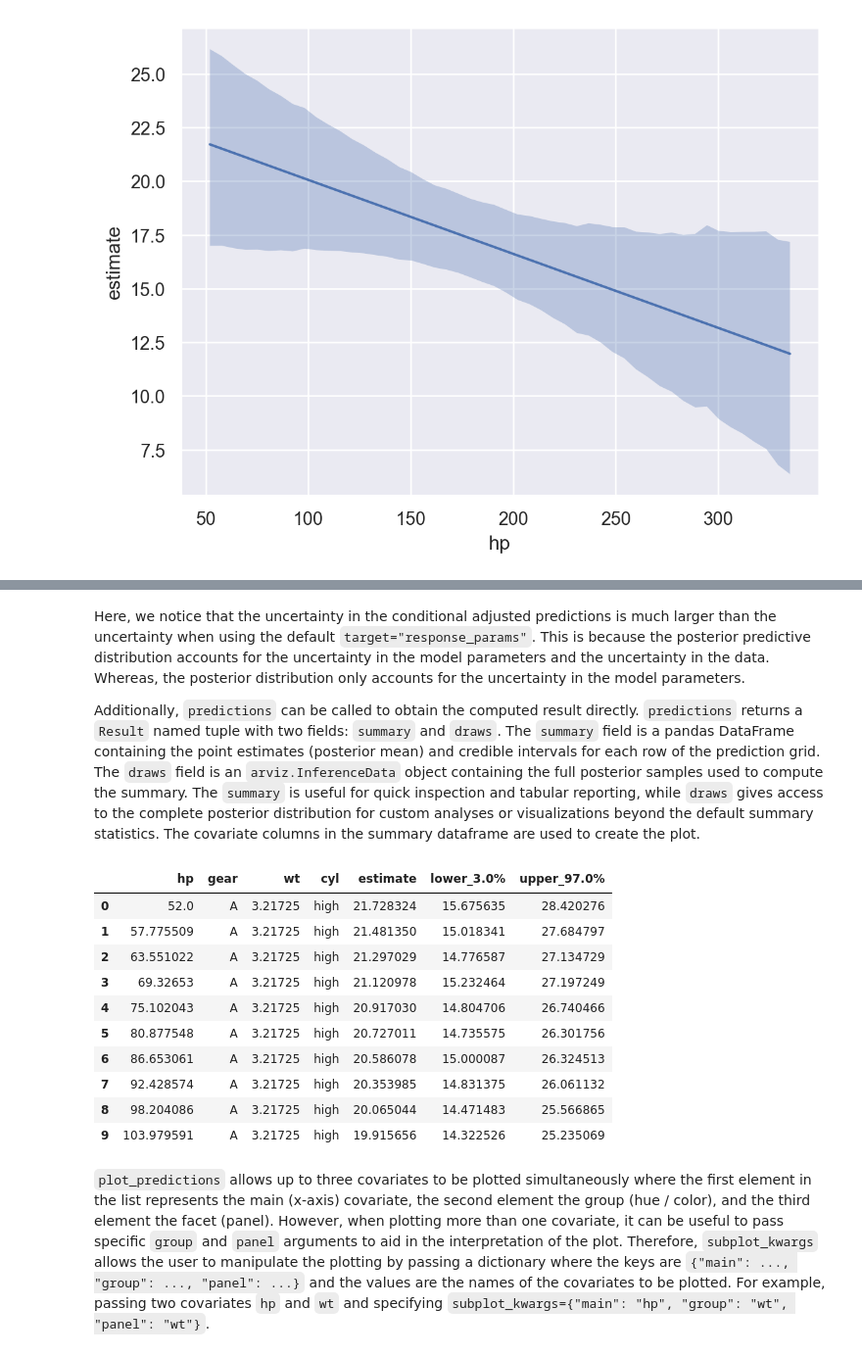
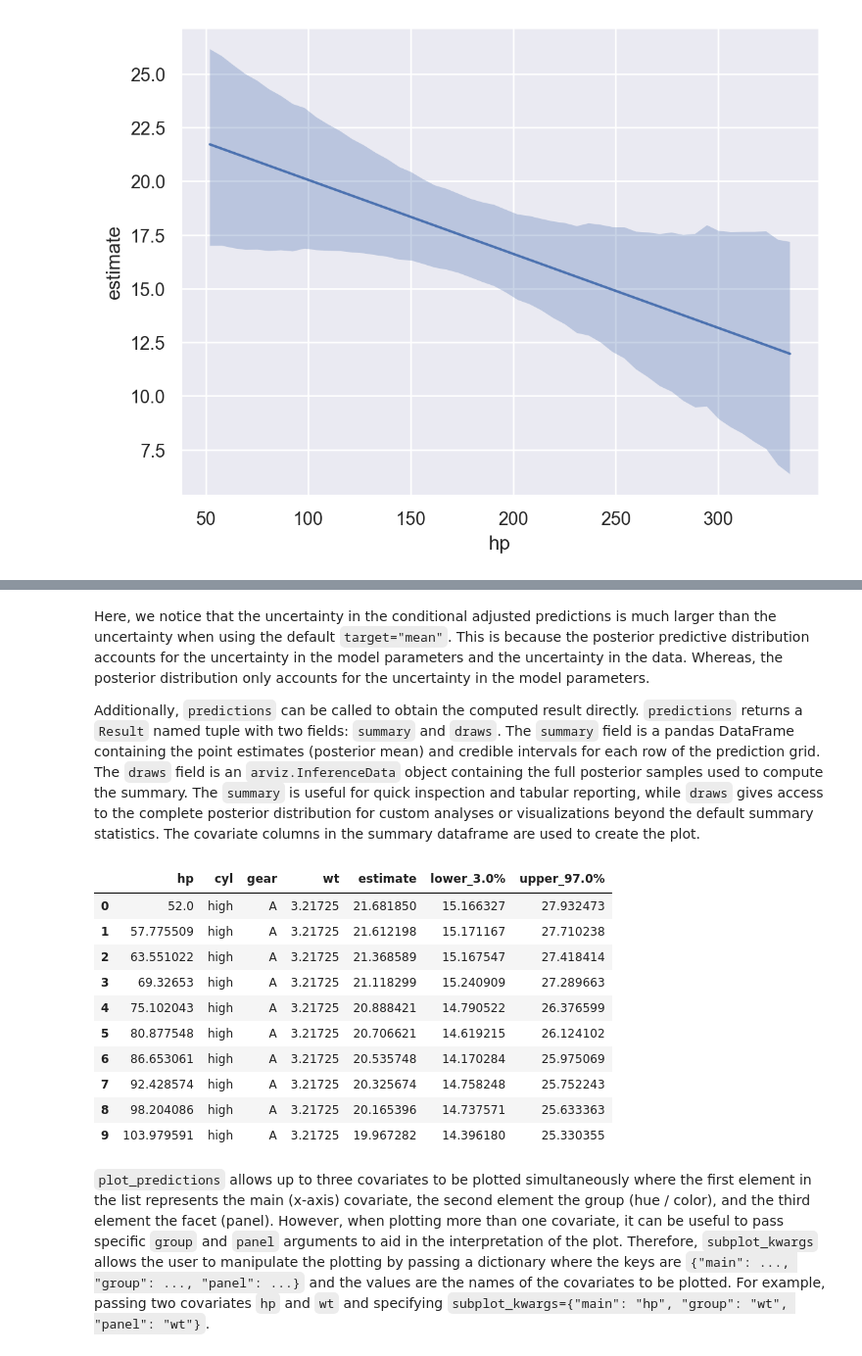
Before and after one commit to bambinos/bambi, a Jupyter notebook: docs/notebooks/plot_predictions.ipynb, the cells around one changed output, grey strips where cells are left out. Shown at 98% size. Drawn from its saved outputs; the diff is of its cells as text; code cells hidden in the pictures.

```diff
--- a/docs/notebooks/plot_predictions.ipynb
+++ b/docs/notebooks/plot_predictions.ipynb
@@ -109,22 +109,22 @@ bmb.interpret.plot_predictions(model, idata, "hp", target="response")
 # %% [markdown]
-Here, we notice that the uncertainty in the conditional adjusted predictions is much larger than the uncertainty when using the default `target="response_params"`. This is because the posterior predictive distribution accounts for the uncertainty in the model parameters and the uncertainty in the data. Whereas, the posterior distribution only accounts for the uncertainty in the model parameters.
+Here, we notice that the uncertainty in the conditional adjusted predictions is much larger than the uncertainty when using the default `target="mean"`. This is because the posterior predictive distribution accounts for the uncertainty in the model parameters and the uncertainty in the data. Whereas, the posterior distribution only accounts for the uncertainty in the model parameters.
 
 Additionally, `predictions` can be called to obtain the computed result directly. `predictions` returns a `Result` named tuple with two fields: `summary` and `draws`. The `summary` field is a pandas DataFrame containing the point estimates (posterior mean) and credible intervals for each row of the prediction grid. The `draws` field is an `arviz.InferenceData` object containing the full posterior samples used to compute the summary. The `summary` is useful for quick inspection and tabular reporting, while `draws` gives access to the complete posterior distribution for custom analyses or visualizations beyond the default summary statistics. The covariate columns in the summary dataframe are used to create the plot.
 # %%
-result = bmb.interpret.predictions(model, idata, "hp", target="response")
+result = bmb.interpret.predictions(model, idata, "hp", target="mpg")
 result.summary.head(10)
 # %% [output]
-|  | hp | gear | wt | cyl | estimate | lower_3.0% | upper_97.0% |
-| 0 | 52.0 | A | 3.21725 | high | 21.728324 | 15.675635 | 28.420276 |
-| 1 | 57.775509 | A | 3.21725 | high | 21.481350 | 15.018341 | 27.684797 |
-| 2 | 63.551022 | A | 3.21725 | high | 21.297029 | 14.776587 | 27.134729 |
-| 3 | 69.32653 | A | 3.21725 | high | 21.120978 | 15.232464 | 27.197249 |
-| 4 | 75.102043 | A | 3.21725 | high | 20.917030 | 14.804706 | 26.740466 |
-| 5 | 80.877548 | A | 3.21725 | high | 20.727011 | 14.735575 | 26.301756 |
-| 6 | 86.653061 | A | 3.21725 | high | 20.586078 | 15.000087 | 26.324513 |
-| 7 | 92.428574 | A | 3.21725 | high | 20.353985 | 14.831375 | 26.061132 |
-| 8 | 98.204086 | A | 3.21725 | high | 20.065044 | 14.471483 | 25.566865 |
-| 9 | 103.979591 | A | 3.21725 | high | 19.915656 | 14.322526 | 25.235069 |
+|  | hp | cyl | gear | wt | estimate | lower_3.0% | upper_97.0% |
+| 0 | 52.0 | high | A | 3.21725 | 21.681850 | 15.166327 | 27.932473 |
+| 1 | 57.775509 | high | A | 3.21725 | 21.612198 | 15.171167 | 27.710238 |
+| 2 | 63.551022 | high | A | 3.21725 | 21.368589 | 15.167547 | 27.418414 |
+| 3 | 69.32653 | high | A | 3.21725 | 21.118299 | 15.240909 | 27.289663 |
+| 4 | 75.102043 | high | A | 3.21725 | 20.888421 | 14.790522 | 26.376599 |
+| 5 | 80.877548 | high | A | 3.21725 | 20.706621 | 14.619215 | 26.124102 |
+| 6 | 86.653061 | high | A | 3.21725 | 20.535748 | 14.170284 | 25.975069 |
+| 7 | 92.428574 | high | A | 3.21725 | 20.325674 | 14.758248 | 25.752243 |
+| 8 | 98.204086 | high | A | 3.21725 | 20.165396 | 14.737571 | 25.633363 |
+| 9 | 103.979591 | high | A | 3.21725 | 19.967282 | 14.396180 | 25.330355 |
 # %% [markdown]
 `plot_predictions` allows up to three covariates to be plotted simultaneously where the first element in the list represents the main (x-axis) covariate, the second element the group (hue / color), and the third element the facet (panel). However, when plotting more than one covariate, it can be useful to pass specific `group` and `panel` arguments to aid in the interpretation of the plot. Therefore, `subplot_kwargs` allows the user to manipulate the plotting by passing a dictionary where the keys are `{"main": ..., "group": ..., "panel": ...}` and the values are the names of the covariates to be plotted. For example, passing two covariates `hp` and `wt` and specifying `subplot_kwargs={"main": "hp", "group": "wt", "panel": "wt"}`.
 # %%
```
Also changed, not shown: parts of 8 cells of this notebook, 2 other files.
